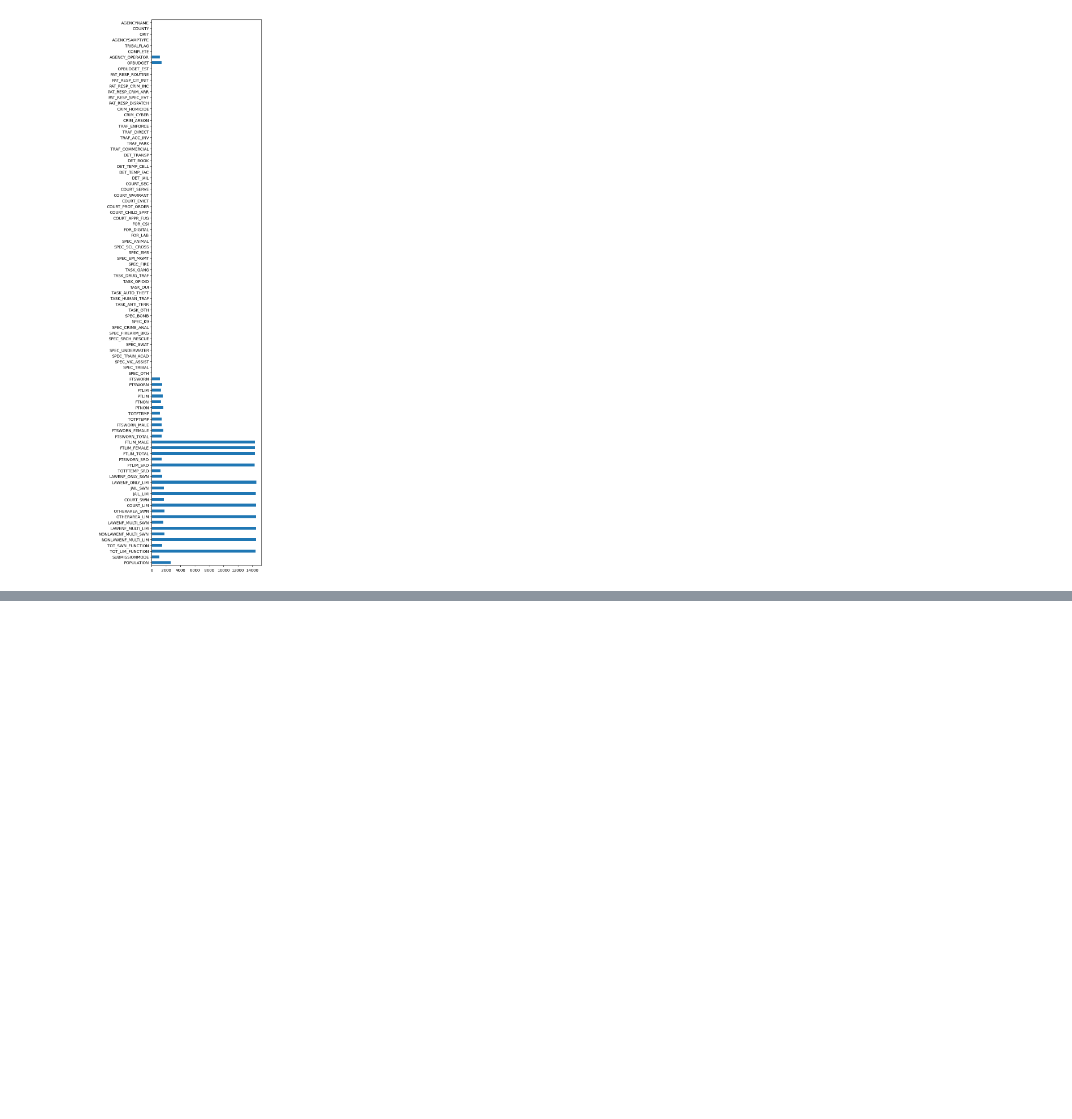
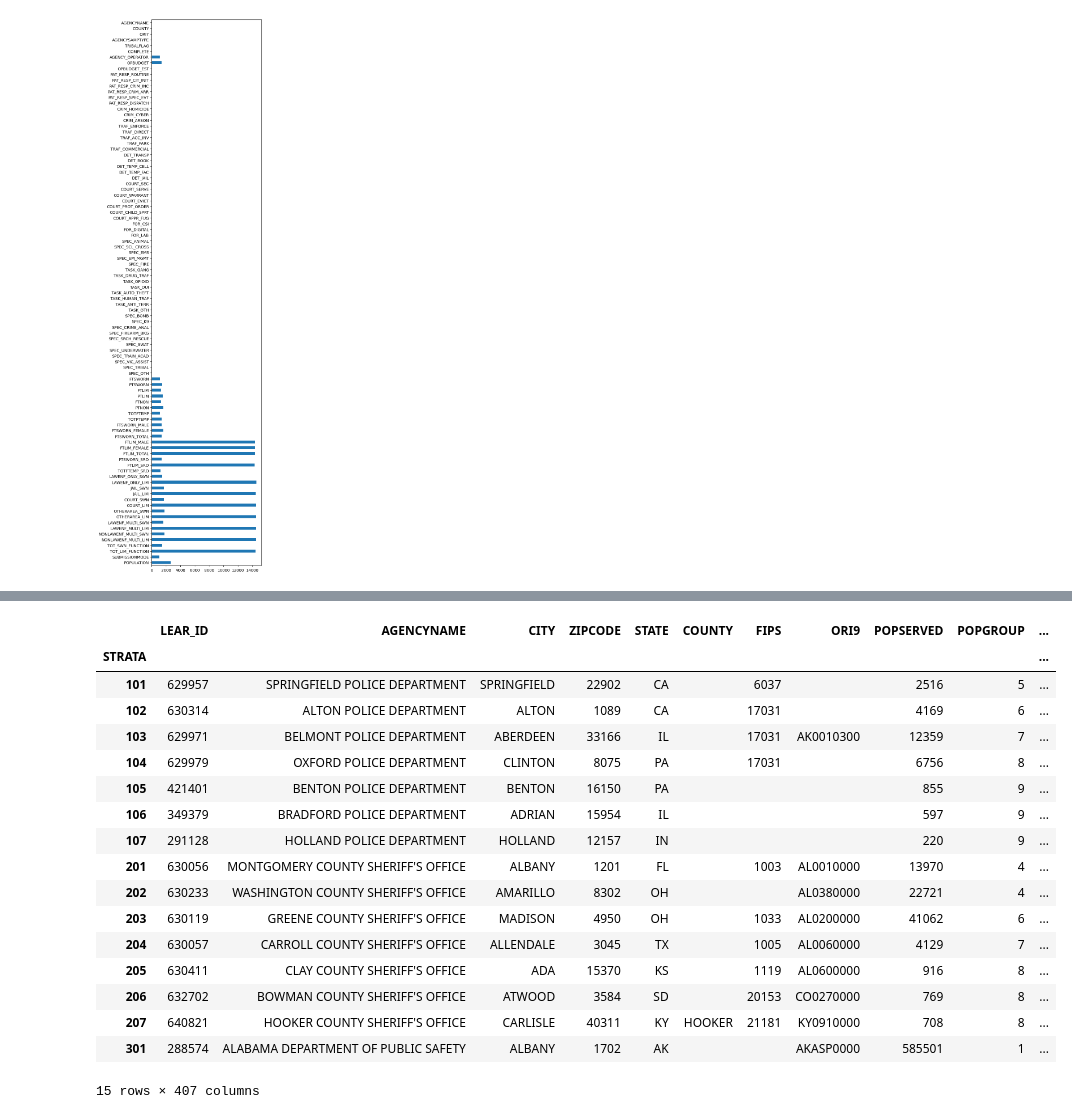
Before and after one commit to teddy21019/NIBRS_diffusion, a Jupyter notebook: similarity_network.ipynb, the cells around one changed output, grey strips where cells are left out. Saved outputs shown, nothing was run; the diff lists cells and outputs as text; code cells hidden in the pictures; blank space fills up the shorter version.

```diff
--- a/similarity_network.ipynb
+++ b/similarity_network.ipynb
@@ -182,0 +280,30 @@ ax.invert_yaxis()
+# %%
+lemas_df_no89 = (lemas_df
+                 .pipe(lc.remove_flags).pipe(lc.remove_specify_name)
+                 .pipe(lc.remove_col_with_many_89)) # default keeping -8
+# %%
+mode_by_strata = lemas_df_no89.groupby('STRATA').agg(lambda x: pd.Series.mode(x)[0] if pd.Series.mode(x).count() > 0 else None)
+mean_by_strata = lemas_df_no89.groupby('STRATA').mean()
+mode_all = lemas_df_no89.agg(lambda x: pd.Series.mode(x)[0] if pd.Series.mode(x).count() > 0 else None)
+mean_all = lemas_df_no89.mean()
+# %%
+mode_by_strata
+# %% [output]
+|  | LEAR_ID | AGENCYNAME | CITY | ZIPCODE | STATE | COUNTY | FIPS | ORI9 | POPSERVED | POPGROUP | ... |
+| STRATA |  |  |  |  |  |  |  |  |  |  | ... |
+| 101 | 629957 | SPRINGFIELD POLICE DEPARTMENT | SPRINGFIELD | 22902 | CA |  | 6037 |  | 2516 | 5 | ... |
+| 102 | 630314 | ALTON POLICE DEPARTMENT | ALTON | 1089 | CA |  | 17031 |  | 4169 | 6 | ... |
+| 103 | 629971 | BELMONT POLICE DEPARTMENT | ABERDEEN | 33166 | IL |  | 17031 | AK0010300 | 12359 | 7 | ... |
+| 104 | 629979 | OXFORD POLICE DEPARTMENT | CLINTON | 8075 | PA |  | 17031 |  | 6756 | 8 | ... |
+| 105 | 421401 | BENTON POLICE DEPARTMENT | BENTON | 16150 | PA |  |  |  | 855 | 9 | ... |
+| 106 | 349379 | BRADFORD POLICE DEPARTMENT | ADRIAN | 15954 | IL |  |  |  | 597 | 9 | ... |
+| 107 | 291128 | HOLLAND POLICE DEPARTMENT | HOLLAND | 12157 | IN |  |  |  | 220 | 9 | ... |
+| 201 | 630056 | MONTGOMERY COUNTY SHERIFF'S OFFICE | ALBANY | 1201 | FL |  | 1003 | AL0010000 | 13970 | 4 | ... |
+| 202 | 630233 | WASHINGTON COUNTY SHERIFF'S OFFICE | AMARILLO | 8302 | OH |  |  | AL0380000 | 22721 | 4 | ... |
+| 203 | 630119 | GREENE COUNTY SHERIFF'S OFFICE | MADISON | 4950 | OH |  | 1033 | AL0200000 | 41062 | 6 | ... |
+| 204 | 630057 | CARROLL COUNTY SHERIFF'S OFFICE | ALLENDALE | 3045 | TX |  | 1005 | AL0060000 | 4129 | 7 | ... |
+| 205 | 630411 | CLAY COUNTY SHERIFF'S OFFICE | ADA | 15370 | KS |  | 1119 | AL0600000 | 916 | 8 | ... |
+| 206 | 632702 | BOWMAN COUNTY SHERIFF'S OFFICE | ATWOOD | 3584 | SD |  | 20153 | CO0270000 | 769 | 8 | ... |
+| 207 | 640821 | HOOKER COUNTY SHERIFF'S OFFICE | CARLISLE | 40311 | KY | HOOKER | 21181 | KY0910000 | 708 | 8 | ... |
+| 301 | 288574 | ALABAMA DEPARTMENT OF PUBLIC SAFETY | ALBANY | 1702 | AK |  |  | AKASP0000 | 585501 | 1 | ... |
+15 rows × 407 columns
```
Also changed, not shown: parts of 18 cells of this notebook.
